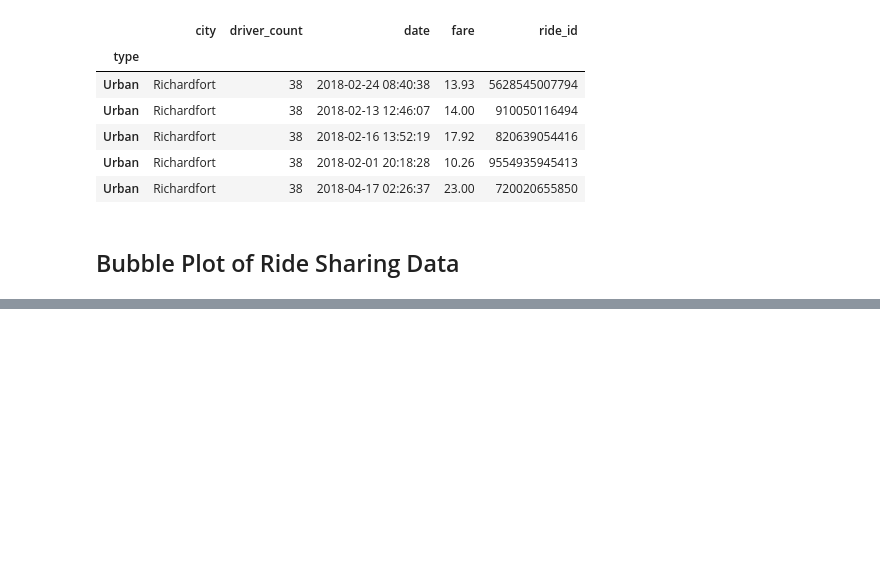
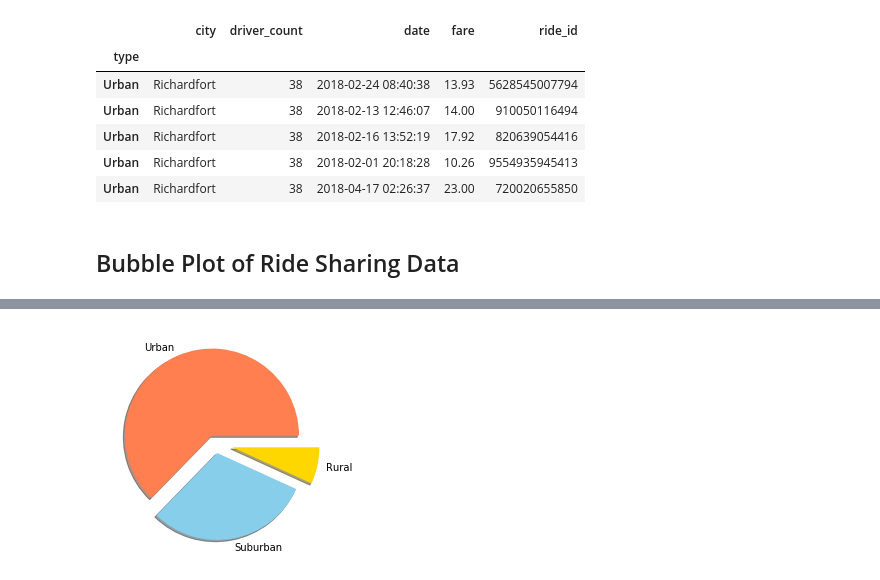
Before and after one commit to loaf96/ClassSubmissions, a Jupyter notebook: Homeworks/MatPlotlib/pyber_starter-Copy1.ipynb, the cells around one changed output, grey strips where cells are left out. Drawn from its saved outputs; the diff is of its cells as text; code cells hidden in the pictures; blank space fills up the shorter version.

```diff
--- a/Homeworks/MatPlotlib/pyber_starter-Copy1.ipynb
+++ b/Homeworks/MatPlotlib/pyber_starter-Copy1.ipynb
@@ -82,0 +85,13 @@ all_dat
+# %%
+# finds the total of fares through the service
+fare_tot = nec_data.loc['Urban', 'fare'].sum() + nec_data.loc['Suburban', 'fare'].sum() + nec_data.loc['Rural', 'fare'].sum()
+# finds the percentage based on city type
+urb_pf = round((nec_data.loc['Urban', 'fare'].sum()/fare_tot)*100, 2)
+sub_pf = round((nec_data.loc['Suburban', 'fare'].sum()/fare_tot)*100, 2)
+rur_pf = round((nec_data.loc['Rural', 'fare'].sum()/fare_tot)*100, 2)
+# creates pie chart
+pie_time = [urb_pf, sub_pf, rur_pf]
+omy_pie = plt.pie(pie_time, labels=['Urban','Suburban', 'Rural'], colors=['coral', 'skyblue', 'gold'], shadow=0.5, explode=[0.1, 0.11, 0.2])
+plt.show(omy_pie)
+# %% [output]
+[figure, added]
```
Also changed, not shown: parts of 3 cells of this notebook.
